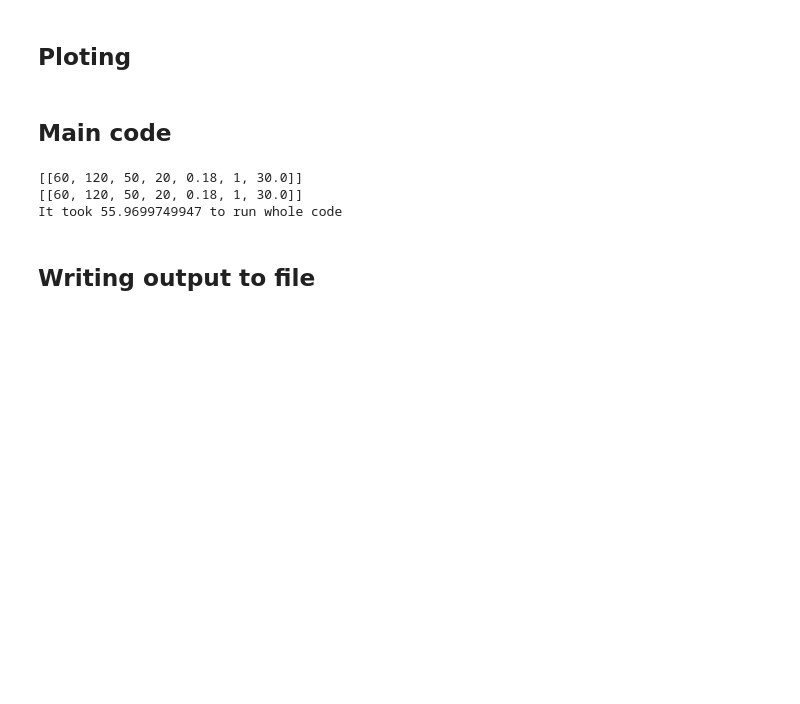
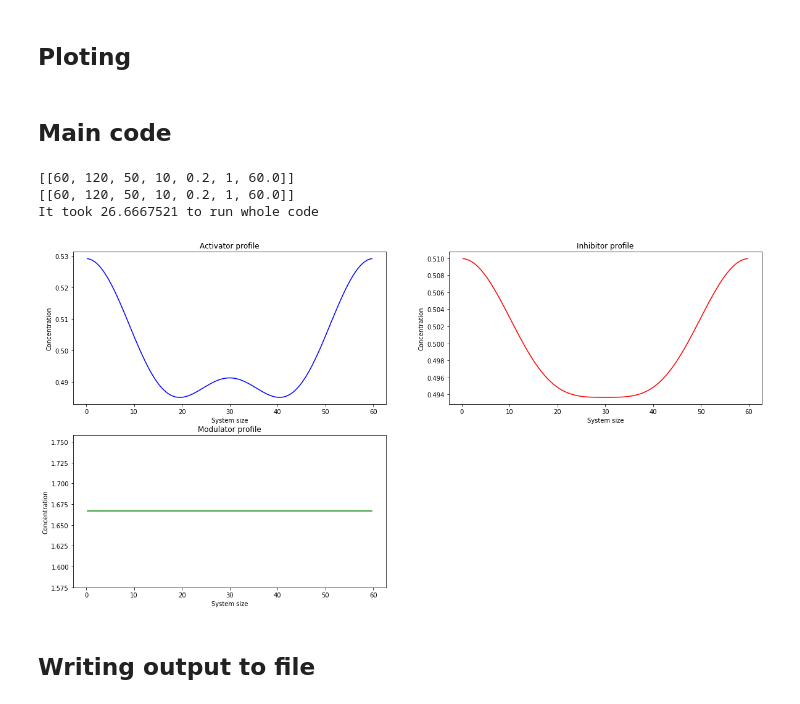
Before and after one commit to Ren22/MS_turingspat, a Jupyter notebook: 2d_tur_notebook_1.01_einFunk.ipynb, the cells around one changed output. Saved outputs shown, nothing was run; the diff lists cells and outputs as text; code cells hidden in the pictures; blank space fills up the shorter version.

```diff
--- a/2d_tur_notebook_1.01_einFunk.ipynb
+++ b/2d_tur_notebook_1.01_einFunk.ipynb
@@ -143,25 +145,26 @@ def plot_it():
 # %%
 import time
 start_time1 = time.time()
 
 wl_table = []
-a_u = 0.18 # activator kinetic constant
+a_u = 0.2 # activator kinetic constant
 D_u = 1
 time_period = 50
-times = 20
+times = 10
 
-for i in xrange(60, 65, 5):
+for i in xrange(60, 61, 5):
     wl = wave_search(i, 2 * i, time_period, times, a_u, D_u)
 #     j = round(j,2)
     wl_table.append([i, 2 * i, time_period, times, a_u, D_u, wl])
     print(wl_table)
 print(wl_table)
 
 print "It took", time.time() - start_time1, "to run whole code"
 # %% [output]
-[[60, 120, 50, 20, 0.18, 1, 30.0]]
-[[60, 120, 50, 20, 0.18, 1, 30.0]]
-It took 55.9699749947 to run whole code
+[[60, 120, 50, 10, 0.2, 1, 60.0]]
+[[60, 120, 50, 10, 0.2, 1, 60.0]]
+It took 26.6667521 to run whole code
+[figure, added]
 # %% [markdown]
 
 ## Writing output to file
```
Also changed, not shown: parts of 4 cells of this notebook, 2 other files.
